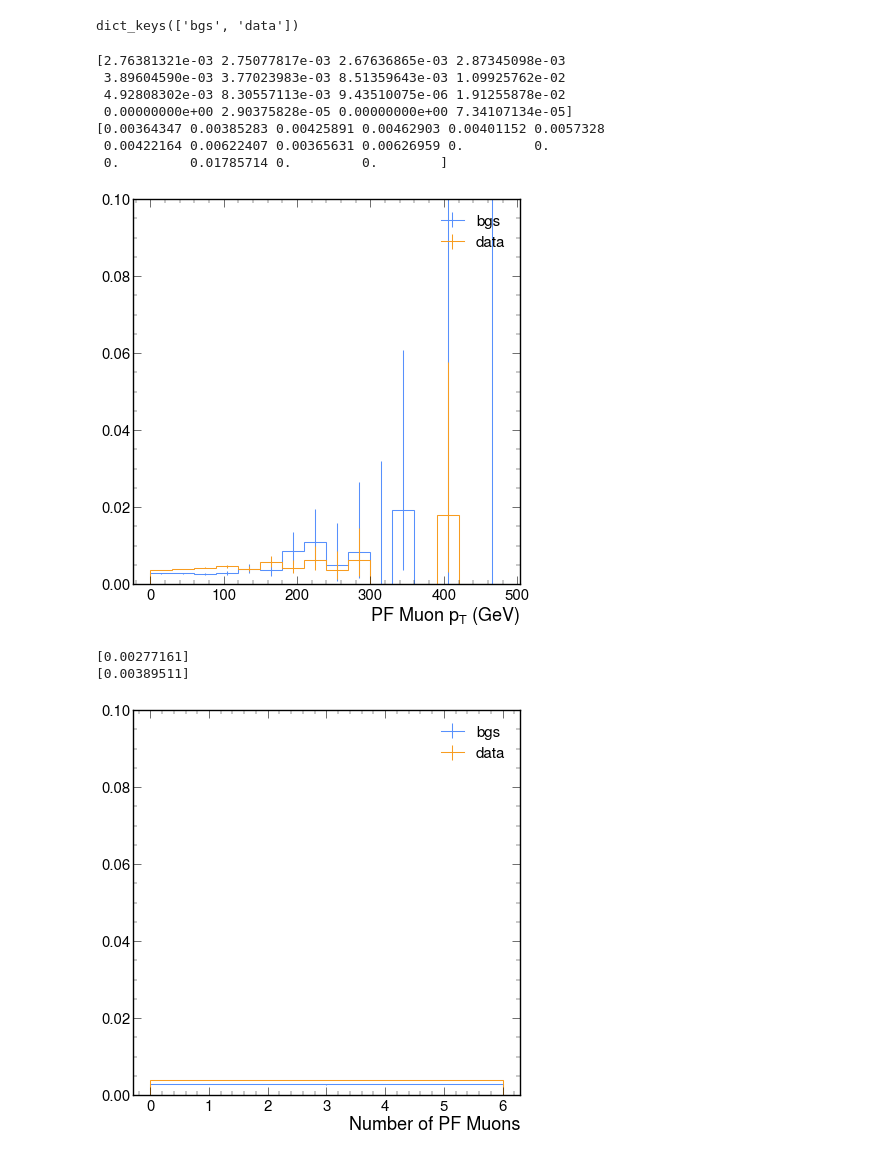
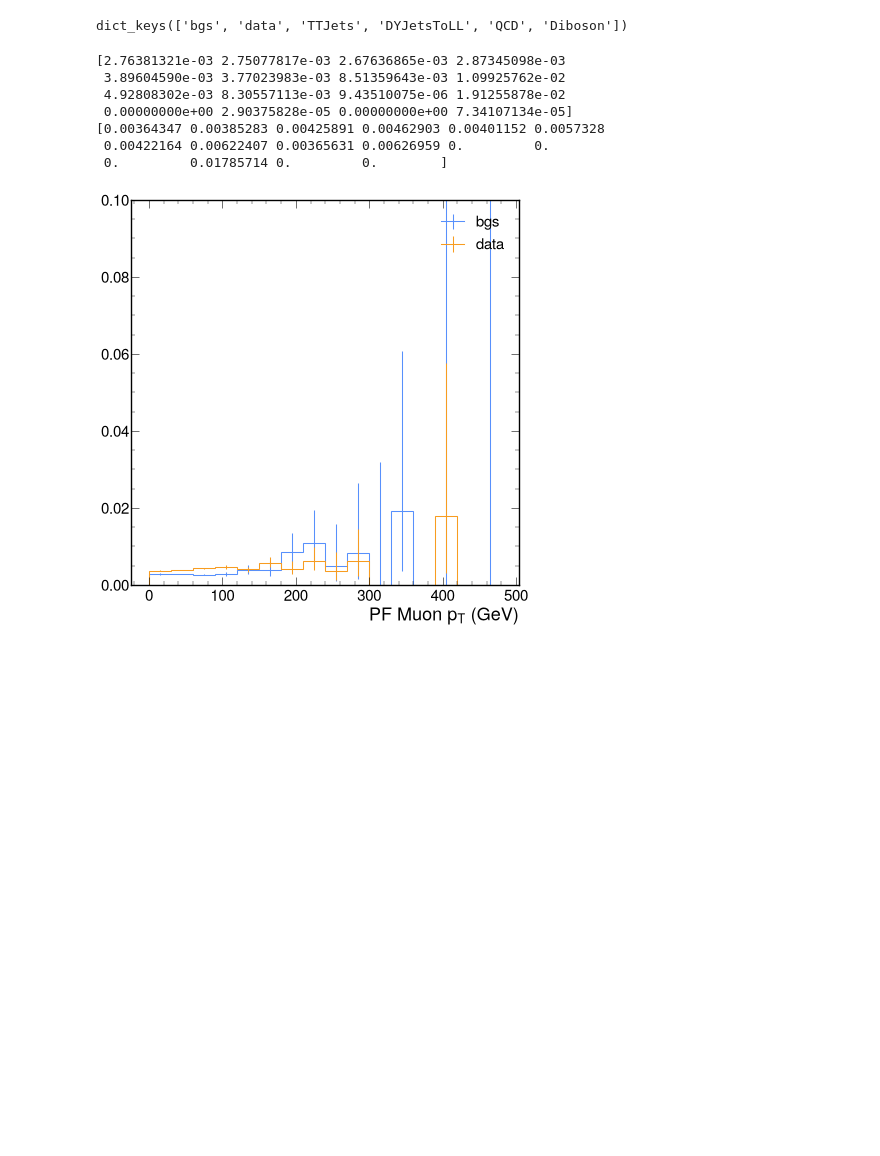
Before and after one commit to mariajose2398/SIDM, a Jupyter notebook: sidm/studies/dy_jets/31_EfficiencyPlots.ipynb, the cells around one changed output. Saved outputs shown, nothing was run; the diff lists cells and outputs as text; code cells hidden in the pictures; blank space fills up the shorter version.

```diff
--- a/sidm/studies/dy_jets/31_EfficiencyPlots.ipynb
+++ b/sidm/studies/dy_jets/31_EfficiencyPlots.ipynb
@@ -28,7 +28,10 @@ samples_separate = ["TTJets",
                "Diboson",
               # "data"
               ]
-samples = ["bgs", "data"]
+samples = ["bgs", "data", "TTJets",
+               "DYJetsToLL",
+               "QCD",
+               "Diboson",]
 sum_hist= {}
 for channel_name in channels:
     sum_hist[channel_name] = {}
@@ -50,41 +53,38 @@ for s in samples:
 # %%
 sum_hist["cr_Zmumu_noLJ_displaced"].keys()
 # %% [output]
-dict_keys(['bgs', 'data'])
+dict_keys(['bgs', 'data', 'TTJets', 'DYJetsToLL', 'QCD', 'Diboson'])
 # %%
 binning =2j
 def plot_ratio_disp(histogram_name, binning=1j):
-    for i, s in enumerate(samples):
+    for i, s in enumerate(samples[:2]):
         # ax =  axs[i]
         num_hist = sum_hist["cr_Zmumu_noLJ_displaced"][s][histogram_name]["cr_Zmumu_noLJ_displaced", ::binning]
         den_hist = sum_hist["cr_Zmumu_noLJ"][s][histogram_name]["cr_Zmumu_noLJ", ::binning]
         try:
             effi, err = utilities.get_eff_hist(num_hist, den_hist)
             utilities.plot(effi, yerr=err,label = s, skip_label=True)
             print(effi.values())
         except:
             print(f"using gaussian ratio for {s}")
             effi, err= utilities._gaussian_ratio(num_hist, den_hist)
             utilities.plot(effi,yerr=err, label = s, skip_label=True)
 
 # plt.ylim(0, 10)
     plt.legend()
 
     # plt.yscale("log")
     plt.ylim(0, 0.1)
     plt.show()
-hist_list = ["muon_pt", "muon_n", "mu_lj_pt"]
+hist_list = ["muon_pt"]
 for histogram_name in hist_list:
     plot_ratio_disp (histogram_name, binning=6j)
 # %% [output]
 [2.76381321e-03 2.75077817e-03 2.67636865e-03 2.87345098e-03
  3.89604590e-03 3.77023983e-03 8.51359643e-03 1.09925762e-02
  4.92808302e-03 8.30557113e-03 9.43510075e-06 1.91255878e-02
  0.00000000e+00 2.90375828e-05 0.00000000e+00 7.34107134e-05]
 [0.00364347 0.00385283 0.00425891 0.00462903 0.00401152 0.0057328
  0.00422164 0.00622407 0.00365631 0.00626959 0.         0.
  0.         0.01785714 0.         0.        ]
-[figure, old version]
+[figure, new version]
-[0.00277161]
-[0.00389511]
-[figure, removed]
```
Also changed, not shown: parts of 13 cells of this notebook, 1 other file.
